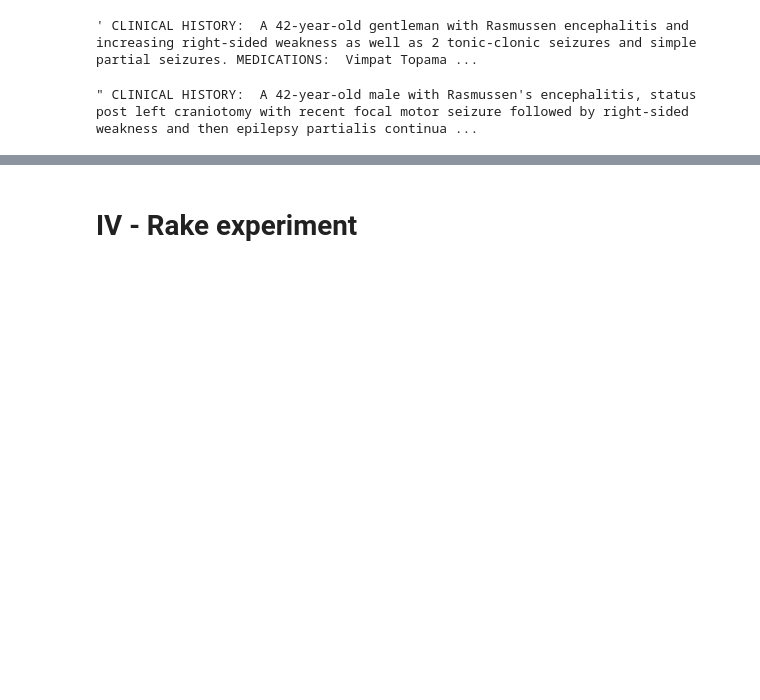
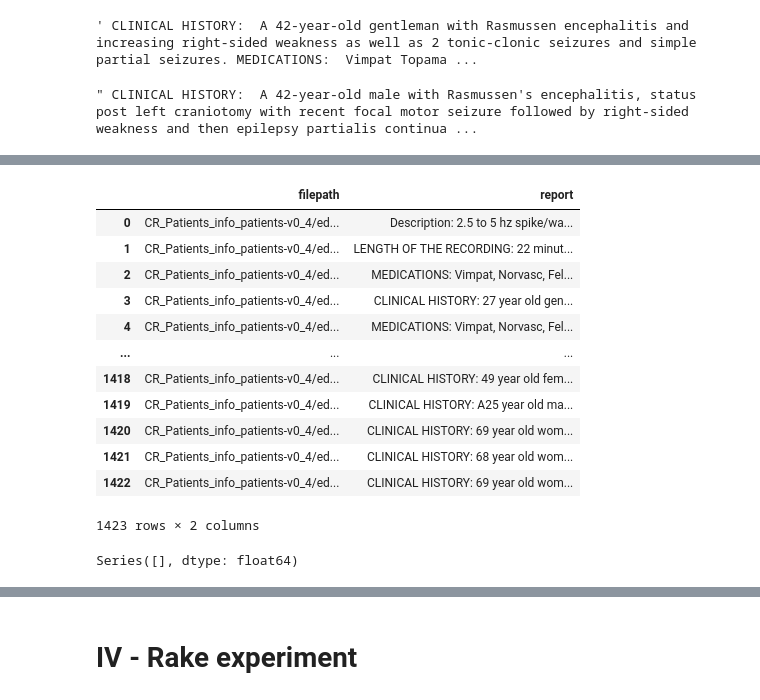
Before and after one commit to alexisgcomte/projet_aura_classification, a Jupyter notebook: B. first automatic tag detection.ipynb, the cells around one changed output, grey strips where cells are left out. Drawn from its saved outputs; the diff is of its cells as text; code cells hidden in the pictures; blank space fills up the shorter version.

```diff
--- a/B. first automatic tag detection.ipynb
+++ b/B. first automatic tag detection.ipynb
@@ -405,0 +466,16 @@ SyntaxError: invalid syntax (<ipython-input-412-3d29c2c8aae3>, line 2)
+# %%
+classification_dataset
+# %% [output]
+|  | filepath | report |
+| 0 | CR_Patients_info_patients-v0_4/ed... | Description: 2.5 to 5 hz spike/wa... |
+| 1 | CR_Patients_info_patients-v0_4/ed... | LENGTH OF THE RECORDING: 22 minut... |
+| 2 | CR_Patients_info_patients-v0_4/ed... | MEDICATIONS: Vimpat, Norvasc, Fel... |
+| 3 | CR_Patients_info_patients-v0_4/ed... | CLINICAL HISTORY: 27 year old gen... |
+| 4 | CR_Patients_info_patients-v0_4/ed... | MEDICATIONS: Vimpat, Norvasc, Fel... |
+| ... | ... | ... |
+| 1418 | CR_Patients_info_patients-v0_4/ed... | CLINICAL HISTORY: 49 year old fem... |
+| 1419 | CR_Patients_info_patients-v0_4/ed... | CLINICAL HISTORY: A25 year old ma... |
+| 1420 | CR_Patients_info_patients-v0_4/ed... | CLINICAL HISTORY: 69 year old wom... |
+| 1421 | CR_Patients_info_patients-v0_4/ed... | CLINICAL HISTORY: 68 year old wom... |
+| 1422 | CR_Patients_info_patients-v0_4/ed... | CLINICAL HISTORY: 69 year old wom... |
+1423 rows × 2 columns
@@ -405,0 +491,4 @@ SyntaxError: invalid syntax (<ipython-input-412-3d29c2c8aae3>, line 2)
+# %%
+classification_dataset_hashtag_hard.iloc[:,2:].sum().sort_values(ascending=False)
+# %% [output]
+Series([], dtype: float64)
```
Also changed, not shown: parts of 21 cells of this notebook, 2 other files.
